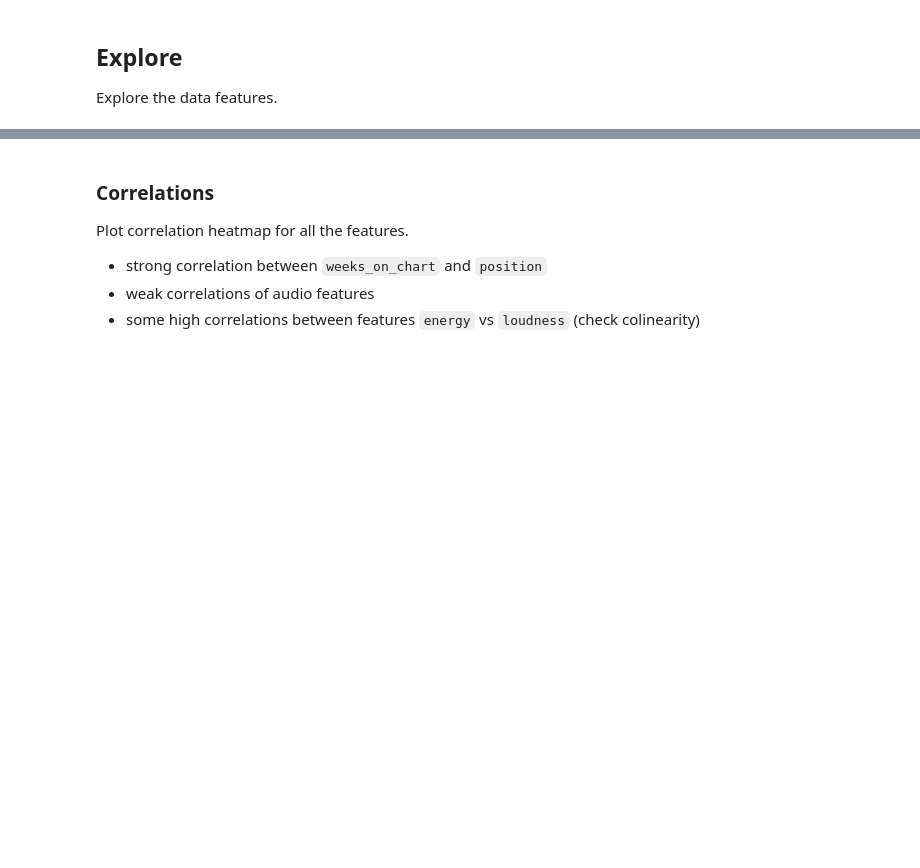
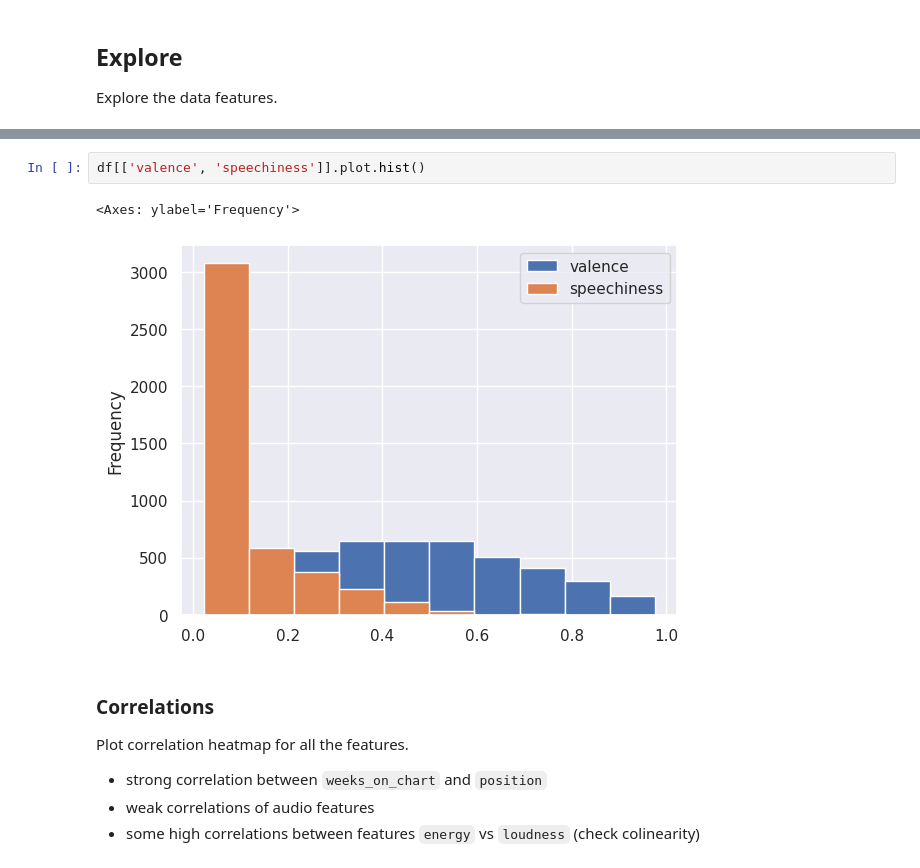
Before and after one commit to tinybeachthor/ucboulder-ml-supervised, a Jupyter notebook: model_v3.ipynb, the cells around one changed output, grey strips where cells are left out. Cells and saved outputs as stored; diff of their text form; blank space fills up the shorter version.

```diff
--- a/model_v3.ipynb
+++ b/model_v3.ipynb
@@ -87,3 +92,8 @@ Explore the data features.
+# %%
+df[['valence', 'speechiness']].plot.hist()
+# %% [output]
+<Axes: ylabel='Frequency'>
+[figure, added]
 # %% [markdown]
 ### Correlations
 
```
Also changed, not shown: parts of 3 cells of this notebook.
